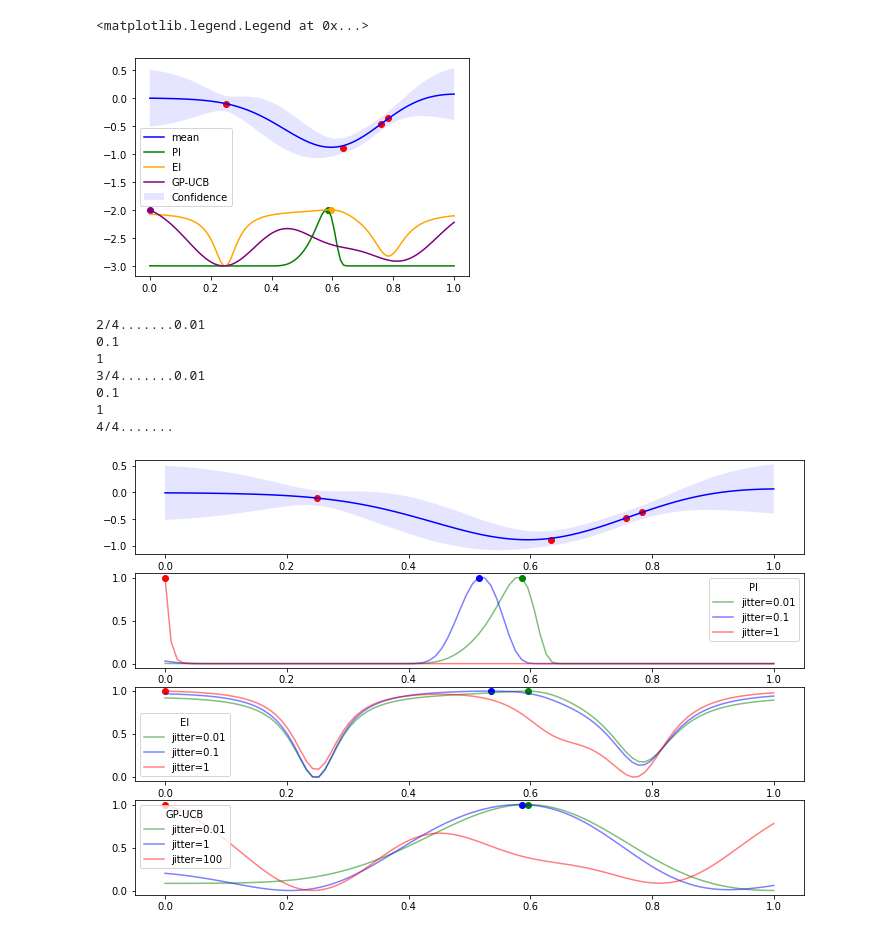
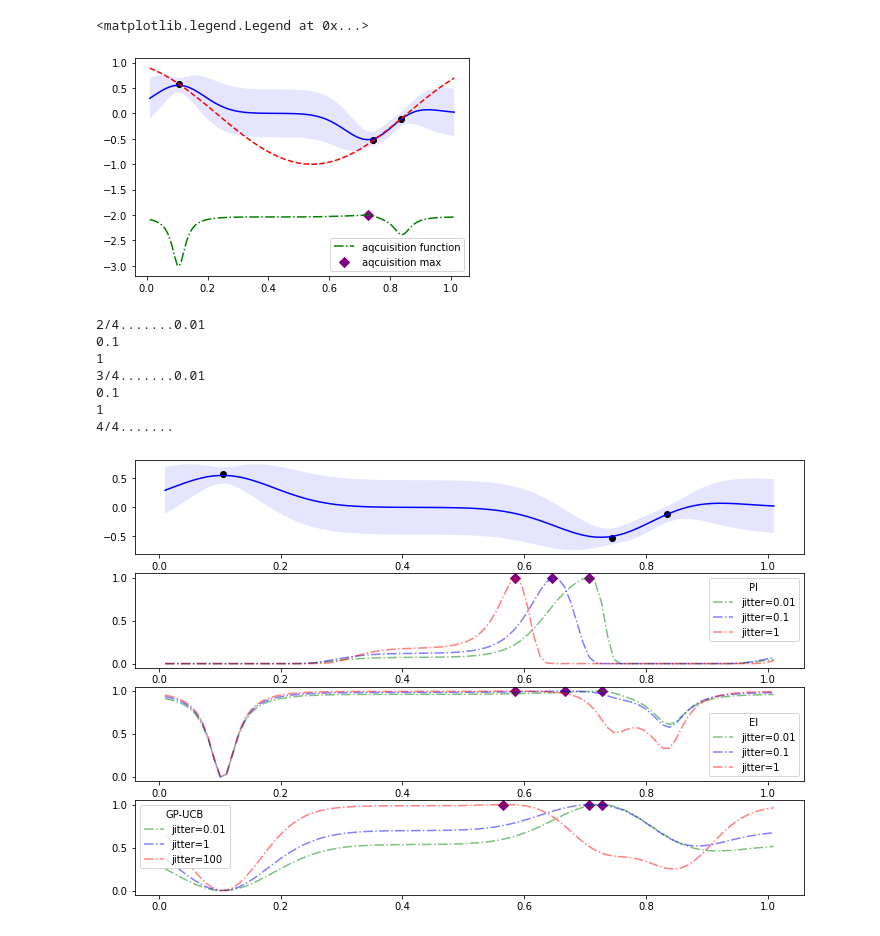
Before and after one commit to kan-nan-sohta/myBO, a Jupyter notebook: sample_GP.ipynb, the cells around one changed output. Drawn from its saved outputs; the diff is of its cells as text; code cells hidden in the pictures.

```diff
--- a/sample_GP.ipynb
+++ b/sample_GP.ipynb
@@ -12,11 +12,11 @@ from contextlib import redirect_stdout
 # %%
 def f(x):
     return 1.0*np.sin((x+0.4)*5)
-np.random.seed(46)
-_X = np.random.rand(4)
+np.random.seed(44)
+_X = np.random.rand(3)
 X = _X.copy()
 Y = f(X)
-X_array = np.linspace(0, 1, 100)
+X_array = np.linspace(0.01, 1.01, 100)
 # %%
 m = GPy.models.GPRegression(X[:,None],Y[:,None])
 m.Gaussian_noise.variance = abs(0.01)
@@ -58,22 +58,23 @@ ei_idx = np.argmax(ei)
 ucb = mms.fit_transform(UCB.acq(mu, std))
 ucb_idx = np.argmax(ucb)
 # %%
-plt.plot(X_array, mu, c='b', label='mean')
-plt.fill_between(X_array,(mu+(std**0.5)).reshape(-1),(mu-(std**0.5)).reshape(-1),facecolor='b',alpha=0.1, label='Confidence')
-plt.scatter(X, Y, c ='r')
+plt.plot(X_array, mu, c='b')
+plt.fill_between(X_array,(mu+(std**0.5)).reshape(-1),(mu-(std**0.5)).reshape(-1),facecolor='b',alpha=0.1)
+plt.scatter(X, Y, c ='black')
+plt.plot(X_array, f(X_array), c='r', linestyle = "dashed")
 
-plt.plot(X_array, pi-3, c='g', label='PI')
-plt.plot(X_array, ei-3, c='orange', label='EI')
-plt.plot(X_array, ucb-3,c='purple', label='GP-UCB')
+#plt.plot(X_array, pi-3, c='g', label='aqcuisition function', linestyle = "dashdot")
+plt.plot(X_array, ei-3, c='g', label='aqcuisition function', linestyle = "dashdot")
+#plt.plot(X_array, ucb-3,c='purple', label='GP-UCB')
 
-plt.scatter(X_array[pi_idx], pi[pi_idx]-3, c='g')
-plt.scatter(X_array[ei_idx], ei[ei_idx]-3, c='orange')
-plt.scatter(X_array[ucb_idx], ucb[ucb_idx]-3, c='purple')
+#plt.scatter(X_array[pi_idx], pi[pi_idx]-3, c='purple', marker='D', label='aqcuisition max', s=50)
+plt.scatter(X_array[ei_idx], ei[ei_idx]-3, c='purple', marker='D', label='aqcuisition max', s=50)
+#plt.scatter(X_array[ucb_idx], ucb[ucb_idx]-3, c='purple')
 
 plt.legend()
 # %% [output]
 <matplotlib.legend.Legend at 0x...>
-[figure, old version]
+[figure, new version]
 # %%
 nrows=4
 ncols=1
@@ -82,7 +83,7 @@ fig, ax = plt.subplots(nrows=nrows, ncols=ncols,figsize=(12,8))
 mu, std = np.array(m.predict(X_array[:, None]))
 ax[0].plot(X_array, mu, c='b', label='mean')
 ax[0].fill_between(X_array,(mu+(std**0.5)).reshape(-1),(mu-(std**0.5)).reshape(-1),facecolor='b',alpha=0.1, label='Confidence')
-ax[0].scatter(X, Y, c ='r')
+ax[0].scatter(X, Y, c ='black')
 for i in range(1, nrows*ncols):
     print(f'\r{i+1}/{nrows*ncols}.......', end='')
     _r= i//ncols
@@ -100,8 +101,8 @@ for i in range(1, nrows*ncols):
         acq  = mms.fit_transform(acqs[i-1].acq(mu, std))
         idx = np.argmax(acq)
 
-        ax[_r].plot(X_array, acq, c=colors[j], alpha=0.5, label=f'jitter={params[i-1][j]}')
-        ax[_r].scatter(X_array[idx], acq[idx], c=colors[j])
+        ax[_r].plot(X_array, acq, c=colors[j], alpha=0.5, label=f'jitter={params[i-1][j]}', linestyle = "dashdot")
+        ax[_r].scatter(X_array[idx], acq[idx], c='purple', s = 50, marker='D')
     ax[_r].legend(title=acqs_st[i-1])
 # %% [output]
 2/4.......0.01
@@ -111,7 +112,7 @@ for i in range(1, nrows*ncols):
 0.1
 1
 4/4.......
-[figure, old version]
+[figure, new version]
 # %%
 nrows=4
 ncols=3
```
Also changed, not shown: parts of 6 cells of this notebook, 2 other files.
